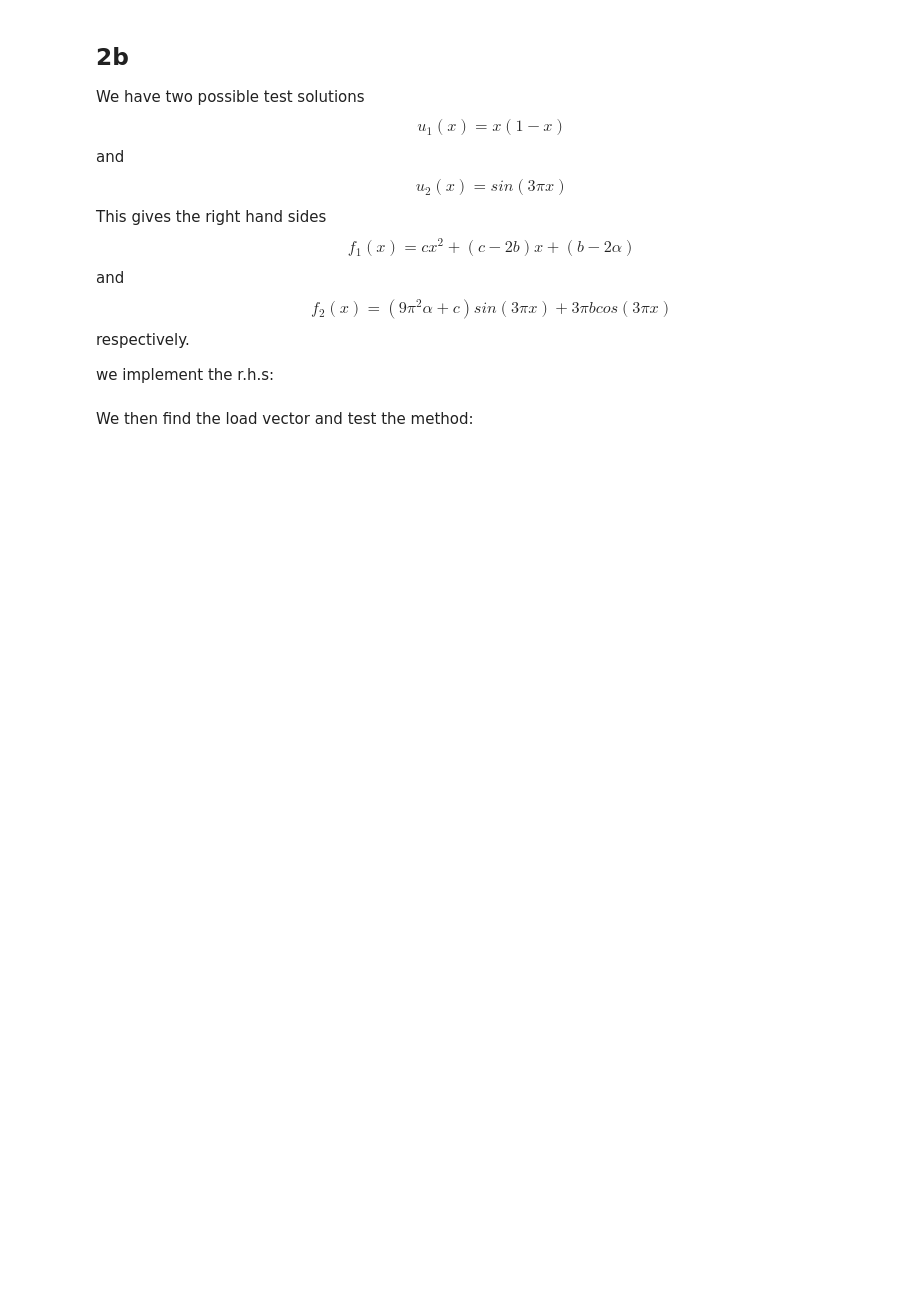
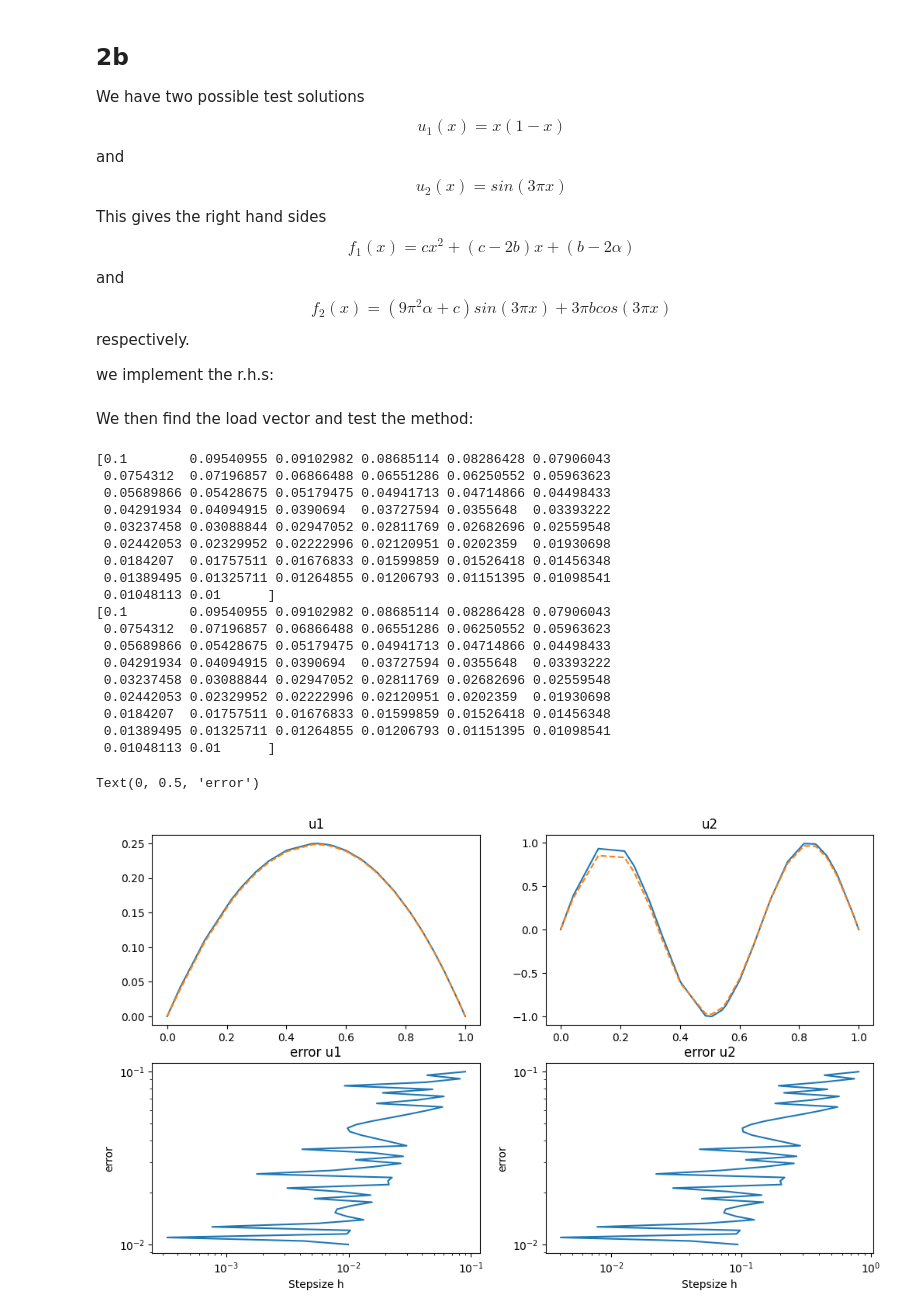
Before and after one commit to martinsw01/numdiff_p2, a Jupyter notebook: example.ipynb, the cells around one changed output. Drawn from its saved outputs; the diff is of its cells as text; code cells hidden in the pictures; blank space fills up the shorter version.

Commit message:
2b gjort, men error blir, ironisk nok, feil.

```diff
--- a/example.ipynb
+++ b/example.ipynb
@@ -60,8 +91,14 @@ respectively.
 
 we implement the r.h.s:
 # %%
+def u2b_1(x):
+    return x*(1-x)
+
 def f2b_1(x, alpha=1, b=1, c=2):
-    return c*x**2 + (c-2*b)*x + (b-2*alpha)
+    return -c*x**2 + (c-2*b)*x + (b+2*alpha)
+
+def u2b_2(x):
+    return np.sin(3*np.pi*x)
 
 def f2b_2(x, alpha=1, b=1, c=2):
     return (9*np.pi**2 * alpha + c)*np.sin(3*np.pi*x) + 3*np.pi*b*np.cos(3*np.pi*x)
@@ -77,0 +107,60 @@ plt.plot(X, U_2b1)
+# %%
+# here we construct the load-vector
+F_2b1 = load_vector(f2b_1, X, M)
+F_2b2 = load_vector(f2b_2, X, M)
+
+# here we set boundary equal to zero
+F_2b1[0], F_2b1[-1], F_2b2[0], F_2b2[-1] = 0, 0, 0, 0
+
+# here we calculate the numerical solution
+U_2b1 = np.linalg.solve(A, F_2b1)
+U_2b2 = np.linalg.solve(A, F_2b2)
+
+# now we also find the error
+e1, H1 = loglog_error(f2b_1, u2b_1, A)
+e2, H2 = loglog_error(f2b_2, u2b_2, A)
+
+p1 = np.polyfit(np.log(H1), np.log(e1), 1)[0]
+p2 = np.polyfit(np.log(H2), np.log(e2), 1)[0]
+
+# Here we plit the figures
+plt.figure(figsize=(12,7))
+
+plt.subplot(2,2,1, title="u1")
+plt.plot(X, u2b_1(X))
+plt.plot(X, U_2b1, linestyle='dashed')
+
+plt.subplot(2,2,2,title="u2")
+plt.plot(X, u2b_2(X))
+plt.plot(X, U_2b2, linestyle='dashed')
+
+plt.subplot(2,2,3, title='error u1')
+plt.loglog(e1, H1, label=f"p={p1:.3f}")
+plt.xlabel('Stepsize h')
+plt.ylabel('error')
+
+plt.subplot(2,2,4, title='error u2')
+plt.loglog(e2, H2, label=f"p={p2:.3f}")
+plt.xlabel('Stepsize h')
+plt.ylabel('error')
+# %% [output]
+[0.1        0.09540955 0.09102982 0.08685114 0.08286428 0.07906043
+ 0.0754312  0.07196857 0.06866488 0.06551286 0.06250552 0.05963623
+ 0.05689866 0.05428675 0.05179475 0.04941713 0.04714866 0.04498433
+ 0.04291934 0.04094915 0.0390694  0.03727594 0.0355648  0.03393222
+ 0.03237458 0.03088844 0.02947052 0.02811769 0.02682696 0.02559548
+ 0.02442053 0.02329952 0.02222996 0.02120951 0.0202359  0.01930698
+ 0.0184207  0.01757511 0.01676833 0.01599859 0.01526418 0.01456348
+ 0.01389495 0.01325711 0.01264855 0.01206793 0.01151395 0.01098541
+ 0.01048113 0.01      ]
+[0.1        0.09540955 0.09102982 0.08685114 0.08286428 0.07906043
+ 0.0754312  0.07196857 0.06866488 0.06551286 0.06250552 0.05963623
+ 0.05689866 0.05428675 0.05179475 0.04941713 0.04714866 0.04498433
+ 0.04291934 0.04094915 0.0390694  0.03727594 0.0355648  0.03393222
+ 0.03237458 0.03088844 0.02947052 0.02811769 0.02682696 0.02559548
+ 0.02442053 0.02329952 0.02222996 0.02120951 0.0202359  0.01930698
+ 0.0184207  0.01757511 0.01676833 0.01599859 0.01526418 0.01456348
+ 0.01389495 0.01325711 0.01264855 0.01206793 0.01151395 0.01098541
+ 0.01048113 0.01      ]
+Text(0, 0.5, 'error')
+[figure, added]
```
Also changed, not shown: parts of 5 cells of this notebook.
